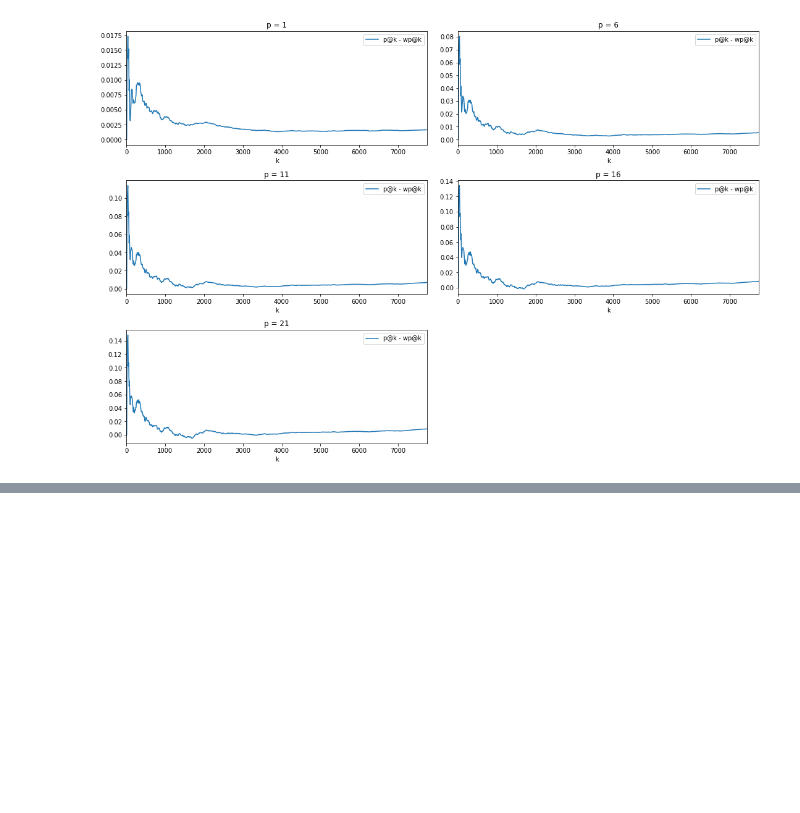
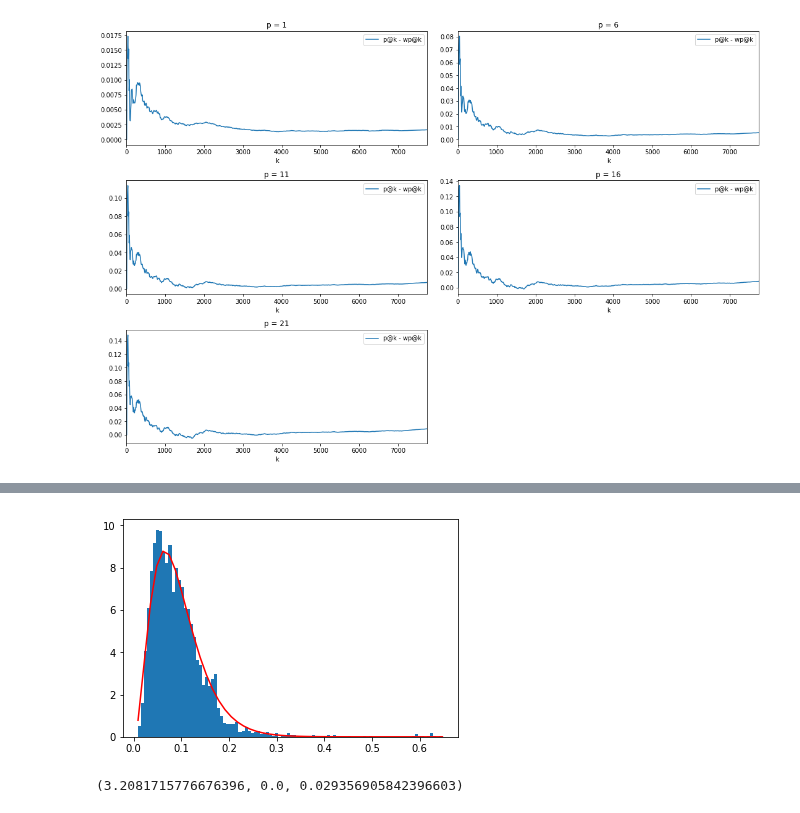
Before and after one commit to BrianDavisMath/FDA-COVID19, a Jupyter notebook: notebooks/p@k plots.ipynb, the cells around one changed output, grey strips where cells are left out. Cells and saved outputs as stored; diff of their text form; code cells hidden in the pictures; blank space fills up the shorter version.

```diff
--- a/notebooks/p@k plots.ipynb
+++ b/notebooks/p@k plots.ipynb
@@ -56,0 +162,23 @@ _ = axs[-1, -1].axis('off')
+# %%
+import scipy.stats as stats
+
+gamma = stats.gamma
+y = 1-merged_df['target']
+
+h,e = np.histogram(y, bins=100, density=True)
+x = np.linspace(e.min(), e.max())
+# fit
+param = gamma.fit(y, floc=0.0)
+pdf_fitted = gamma.pdf(x, *param)
+plt.plot(x, pdf_fitted, color='r')
+
+# plot the histogram
+plt.hist(y, normed=True, bins=100)
+
+_ = plt.show()
+# %% [output]
+[figure, added]
+# %%
+param
+# %% [output]
+(3.2081715776676396, 0.0, 0.029356905842396603)
```
Also changed, not shown: parts of 13 cells of this notebook, 2 other files.
